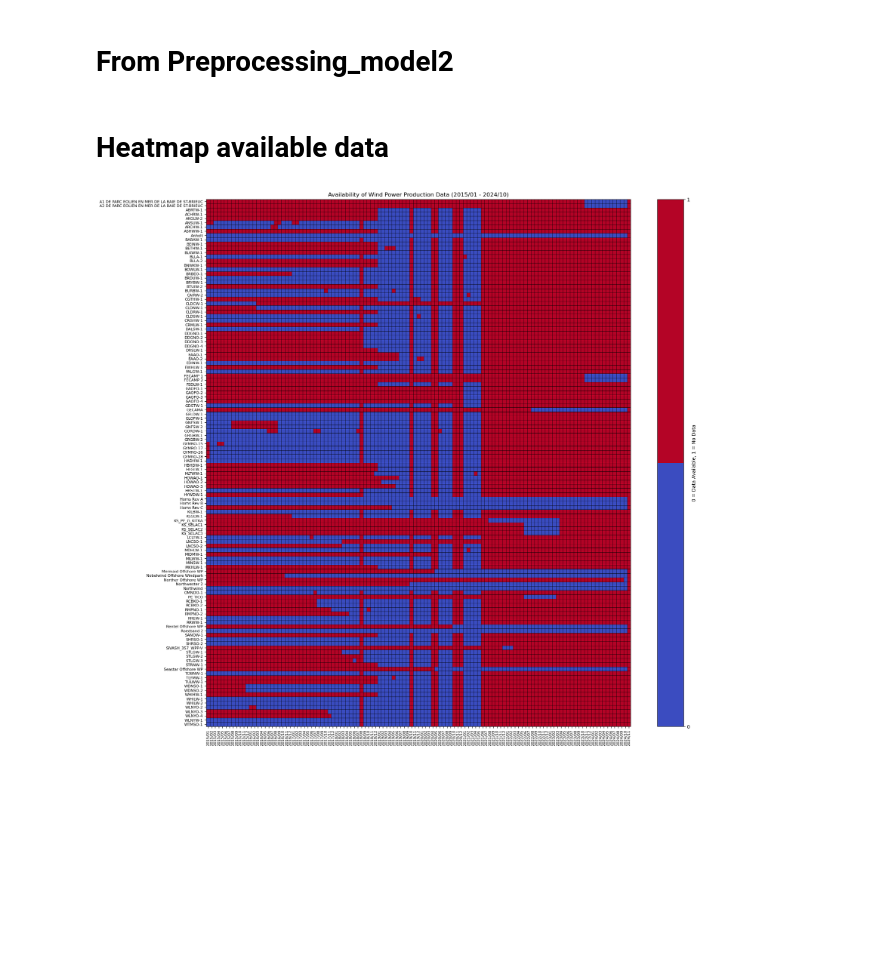
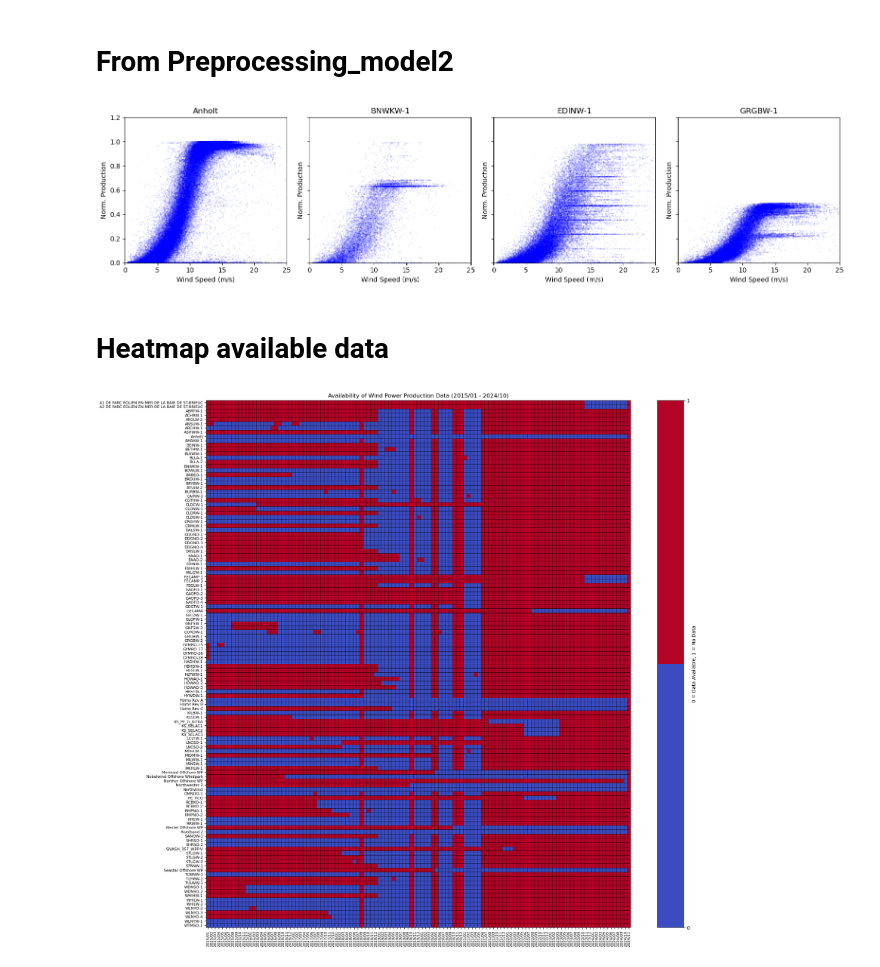
Before and after one commit to el-gif/Webapp, a Jupyter notebook: Figures_without_model.ipynb, the cells around one changed output. Cells and saved outputs as stored; diff of their text form; code cells hidden in the pictures; blank space fills up the shorter version.

```diff
--- a/Figures_without_model.ipynb
+++ b/Figures_without_model.ipynb
@@ -435,7 +513,7 @@ import json
 import matplotlib.pyplot as plt
 
 # Load JSON data
-with open("data/WPPs+production+wind_new.json", "r", encoding="utf-8") as file:
+with open("data/WPPs+production+reanalysis/WPPs+production+wind_new.json", "r", encoding="utf-8") as file:
     WPP_production_wind = json.load(file)
 
 # Filter WPPs for selected names (only unique occurrences)
@@ -460,33 +538,35 @@ fig, axes = plt.subplots(rows, cols, figsize=(4 * cols, 4), sharex=True, sharey=
 # Ensure axes is iterable
 if num_wpps == 1:
     axes = [axes]
 
 # Iterate over WPPs and plot
 for i, wpp in enumerate(filtered_wpps):
     ax = axes[i]
 
     # Extract production and wind speed data
     production_data = wpp["Production"]
     capacity = wpp["Capacity"]
 
     # Convert to DataFrame
     df = pd.DataFrame(production_data, columns=["date", "production", "wind_speed"])
     df["production"] = df["production"].astype(float)
     df["wind_speed"] = df["wind_speed"].astype(float)
 
     # Normalize production
     df["normalized_production"] = df["production"] / capacity if capacity else None
 
     # Scatter plot
     ax.scatter(df["wind_speed"], df["normalized_production"], s=0.01, c="blue")
     ax.set_title(wpp["Name"])
     ax.set_xlabel("Wind Speed (m/s)")
     ax.set_xlim(0, 25)
     ax.set_ylabel("Norm. Production")
     ax.set_ylim(0, 1.2)
 
 plt.tight_layout()
 plt.show()
+# %% [output]
+[figure, added]
 # %% [markdown]
 <h1>Heatmap available data
 # %%
```
Also changed, not shown: parts of 3 cells of this notebook, 15 other files.
